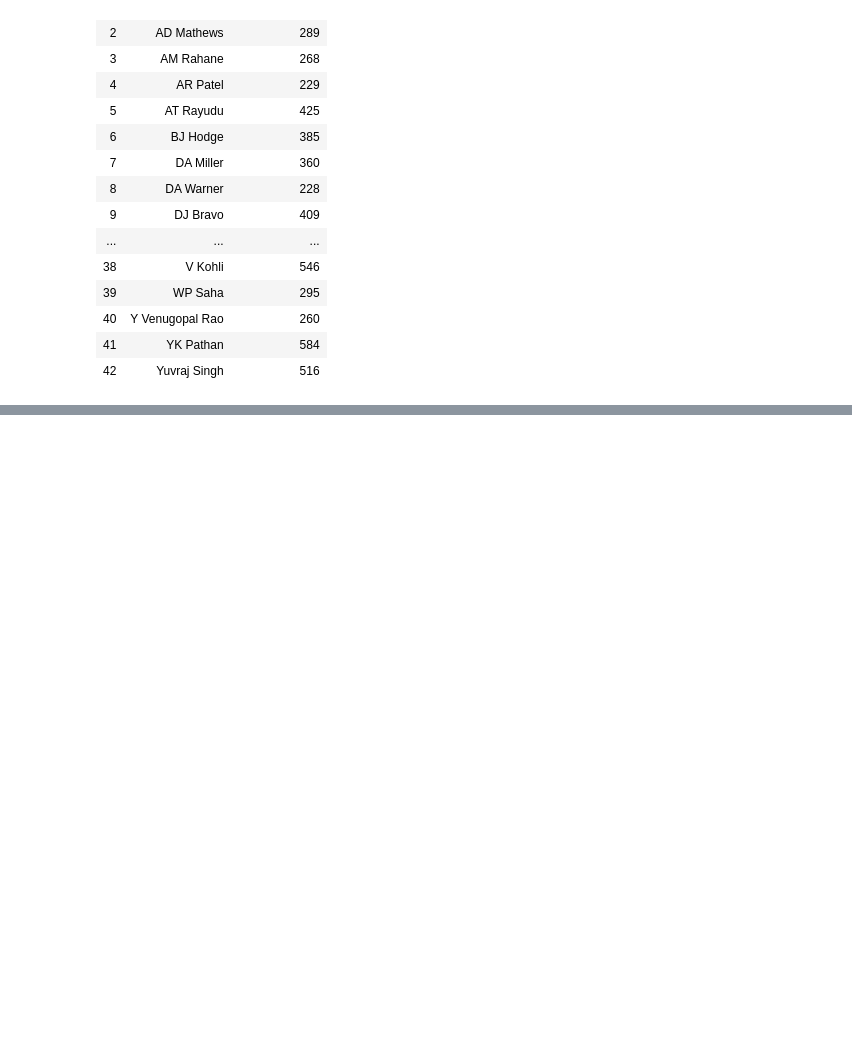
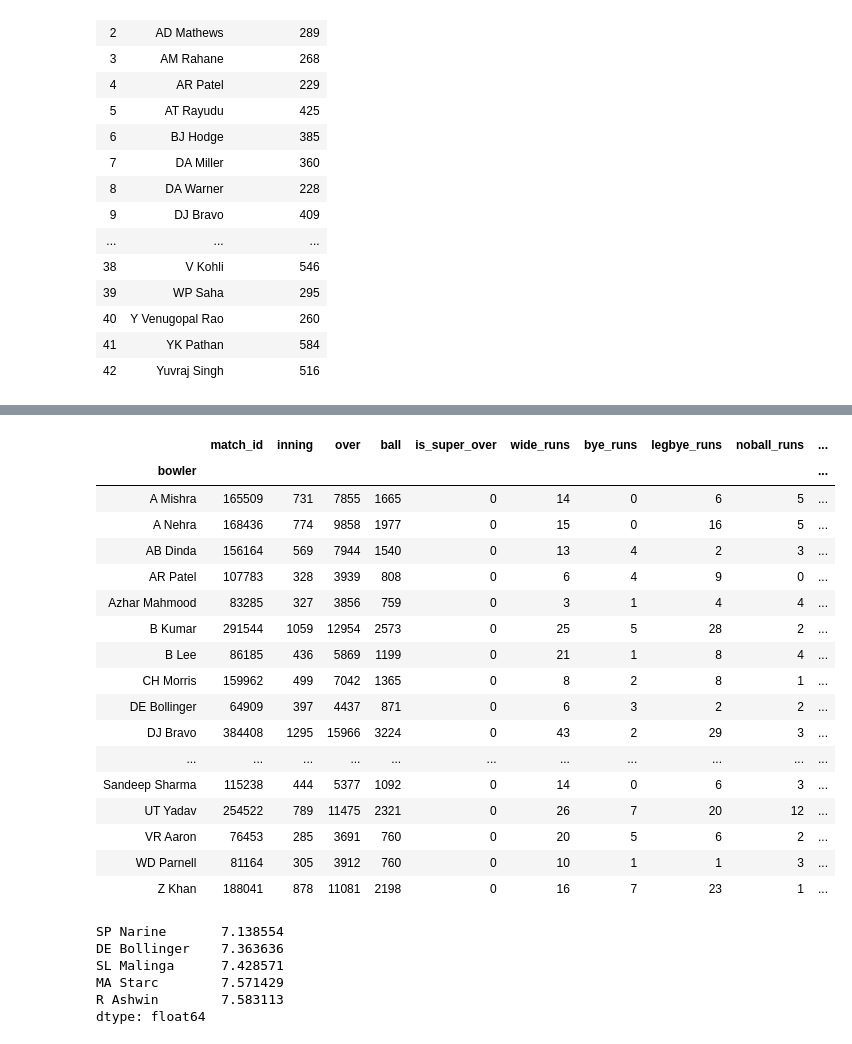
Before and after one commit to Rajesh-Kumar759/pandas, a Jupyter notebook: Pandas.ipynb, the cells around one changed output, grey strips where cells are left out. Saved outputs shown, nothing was run; the diff lists cells and outputs as text; code cells hidden in the pictures; blank space fills up the shorter version.

```diff
--- a/Pandas.ipynb
+++ b/Pandas.ipynb
@@ -2174,0 +2515,2 @@ x[x>200].reset_index()
+# %%
+m=delivery[delivery['over']>15]
@@ -2174,0 +2565,4 @@ x[x>200].reset_index()
+# %%
+x1=m['bowler'].value_counts()
+x1[x1>200]
+x1
@@ -2174,0 +2582,2 @@ x[x>200].reset_index()
+# %%
+bowler_list=x1[x1>200].index.tolist()
@@ -2174,0 +2604,34 @@ x[x>200].reset_index()
+# %%
+death[death['bowler'].isin(bowler_list)].groupby('bowler').sum()
+# %% [output]
+|  | match_id | inning | over | ball | is_super_over | wide_runs | bye_runs | legbye_runs | noball_runs | ... |
+| bowler |  |  |  |  |  |  |  |  |  | ... |
+| A Mishra | 165509 | 731 | 7855 | 1665 | 0 | 14 | 0 | 6 | 5 | ... |
+| A Nehra | 168436 | 774 | 9858 | 1977 | 0 | 15 | 0 | 16 | 5 | ... |
+| AB Dinda | 156164 | 569 | 7944 | 1540 | 0 | 13 | 4 | 2 | 3 | ... |
+| AR Patel | 107783 | 328 | 3939 | 808 | 0 | 6 | 4 | 9 | 0 | ... |
+| Azhar Mahmood | 83285 | 327 | 3856 | 759 | 0 | 3 | 1 | 4 | 4 | ... |
+| B Kumar | 291544 | 1059 | 12954 | 2573 | 0 | 25 | 5 | 28 | 2 | ... |
+| B Lee | 86185 | 436 | 5869 | 1199 | 0 | 21 | 1 | 8 | 4 | ... |
+| CH Morris | 159962 | 499 | 7042 | 1365 | 0 | 8 | 2 | 8 | 1 | ... |
+| DE Bollinger | 64909 | 397 | 4437 | 871 | 0 | 6 | 3 | 2 | 2 | ... |
+| DJ Bravo | 384408 | 1295 | 15966 | 3224 | 0 | 43 | 2 | 29 | 3 | ... |
+| ... | ... | ... | ... | ... | ... | ... | ... | ... | ... | ... |
+| Sandeep Sharma | 115238 | 444 | 5377 | 1092 | 0 | 14 | 0 | 6 | 3 | ... |
+| UT Yadav | 254522 | 789 | 11475 | 2321 | 0 | 26 | 7 | 20 | 12 | ... |
+| VR Aaron | 76453 | 285 | 3691 | 760 | 0 | 20 | 5 | 6 | 2 | ... |
+| WD Parnell | 81164 | 305 | 3912 | 760 | 0 | 10 | 1 | 1 | 3 | ... |
+| Z Khan | 188041 | 878 | 11081 | 2198 | 0 | 16 | 7 | 23 | 1 | ... |
+# %%
+br=death[death['bowler'].isin(bowler_list)].groupby('bowler').sum()['total_runs']
+balls2=death[death['bowler'].isin(bowler_list)]['bowler'].value_counts()
+total_over=balls2/6
+economy=(br/total_over)
+economy.sort_values().head()
+# %% [output]
+SP Narine       7.138554
+DE Bollinger    7.363636
+SL Malinga      7.428571
+MA Starc        7.571429
+R Ashwin        7.583113
+dtype: float64
```
Also changed, not shown: parts of 38 cells of this notebook, 1 other file.
